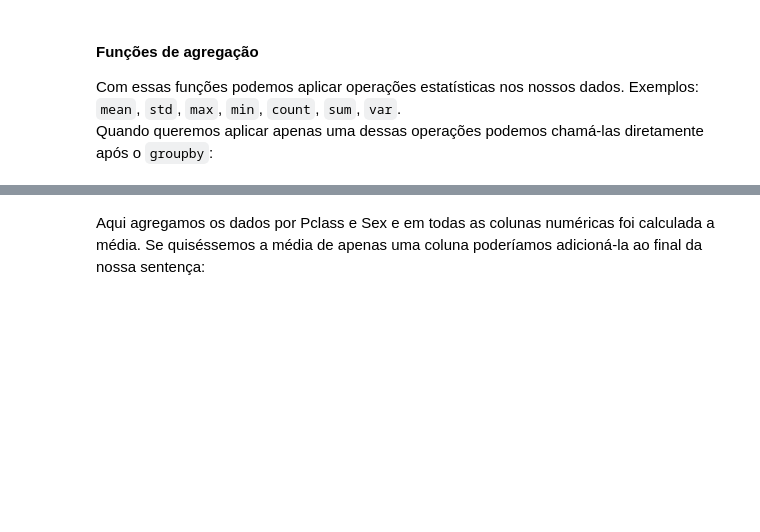
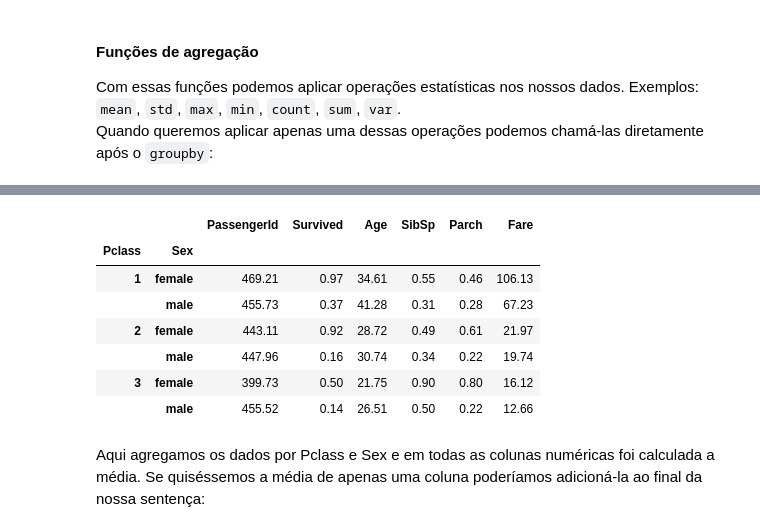
Before and after one commit to patriciacatandi/Lets_Code_DS_Degree_Alunos, a Jupyter notebook: Módulo 3 - Pandas/Aula_4_-_Manipulação_Groupby_Merge.ipynb, the cells around one changed output, grey strips where cells are left out. Cells and saved outputs as stored; diff of their text form; code cells hidden in the pictures; blank space fills up the shorter version.

```diff
--- a/Módulo 3 - Pandas/Aula_4_-_Manipulação_Groupby_Merge.ipynb
+++ b/Módulo 3 - Pandas/Aula_4_-_Manipulação_Groupby_Merge.ipynb
@@ -61,5 +127,15 @@ Quando queremos aplicar apenas uma dessas operações podemos chamá-las diretam
 # %%
 # Agrupa por Pclass e Sex e calcula a média de cada grupo
+df.groupby(['Pclass', 'Sex']).mean()
+# %% [output]
+|  |  | PassengerId | Survived | Age | SibSp | Parch | Fare |
+| Pclass | Sex |  |  |  |  |  |  |
+| 1 | female | 469.21 | 0.97 | 34.61 | 0.55 | 0.46 | 106.13 |
+|  | male | 455.73 | 0.37 | 41.28 | 0.31 | 0.28 | 67.23 |
+| 2 | female | 443.11 | 0.92 | 28.72 | 0.49 | 0.61 | 21.97 |
+|  | male | 447.96 | 0.16 | 30.74 | 0.34 | 0.22 | 19.74 |
+| 3 | female | 399.73 | 0.50 | 21.75 | 0.90 | 0.80 | 16.12 |
+|  | male | 455.52 | 0.14 | 26.51 | 0.50 | 0.22 | 12.66 |
 # %% [markdown]
 Aqui agregamos os dados por Pclass e Sex e em todas as colunas numéricas foi calculada a média. Se quiséssemos a média de apenas uma coluna poderíamos adicioná-la ao final da nossa sentença:
 # %%
```
Also changed, not shown: parts of 55 cells of this notebook.
